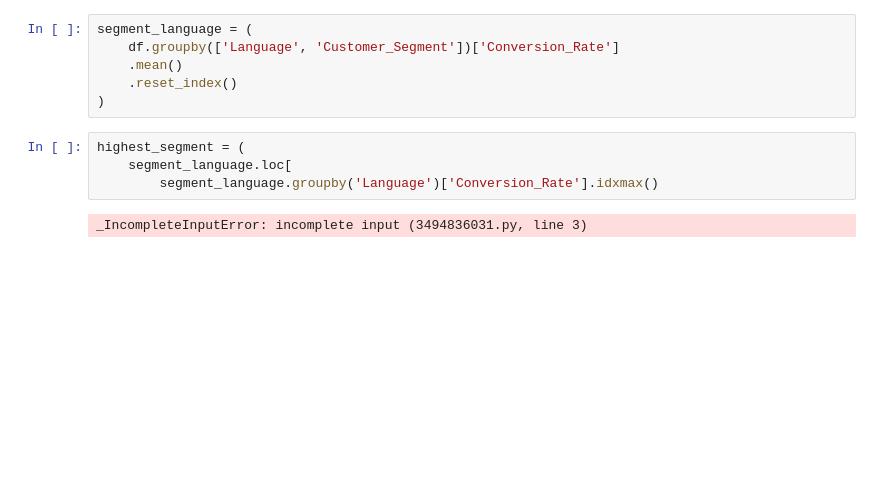
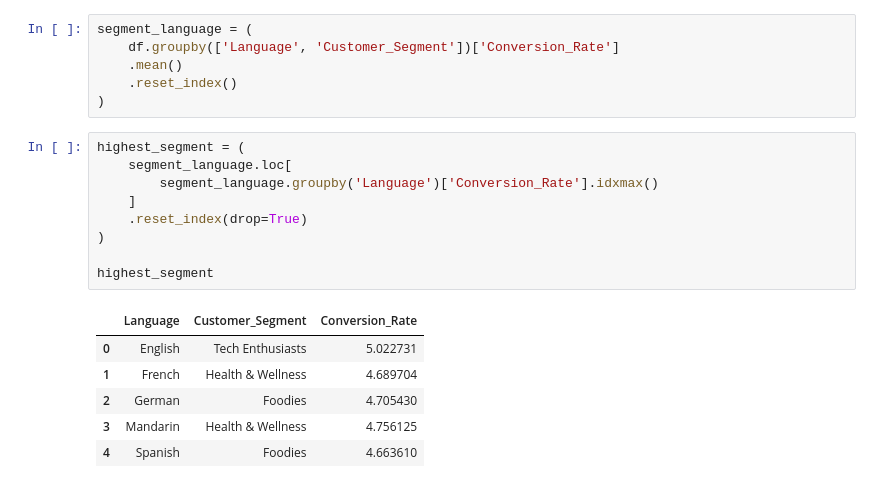
Before and after one commit to sriranjanisrivatsa93/Marketing-Campaign-Insights, a Jupyter notebook: Marketing-Campaign.ipynb, the cells around one changed output. Drawn from its saved outputs; the diff is of its cells as text; blank space fills up the shorter version.

```diff
--- a/Marketing-Campaign.ipynb
+++ b/Marketing-Campaign.ipynb
@@ -247,6 +247,16 @@ segment_language = (
 # %%
 highest_segment = (
     segment_language.loc[
         segment_language.groupby('Language')['Conversion_Rate'].idxmax()
+    ]
+    .reset_index(drop=True)
+)
+
+highest_segment
 # %% [output]
-_IncompleteInputError: incomplete input (3494836031.py, line 3)
+|  | Language | Customer_Segment | Conversion_Rate |
+| 0 | English | Tech Enthusiasts | 5.022731 |
+| 1 | French | Health & Wellness | 4.689704 |
+| 2 | German | Foodies | 4.705430 |
+| 3 | Mandarin | Health & Wellness | 4.756125 |
+| 4 | Spanish | Foodies | 4.663610 |
```
